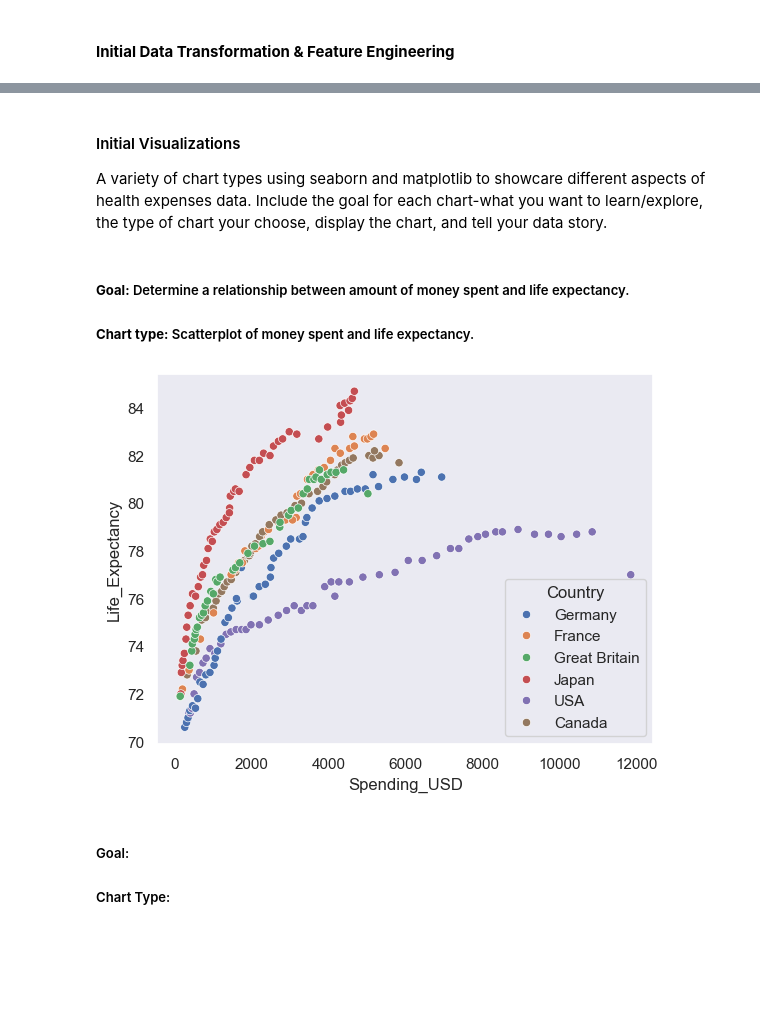
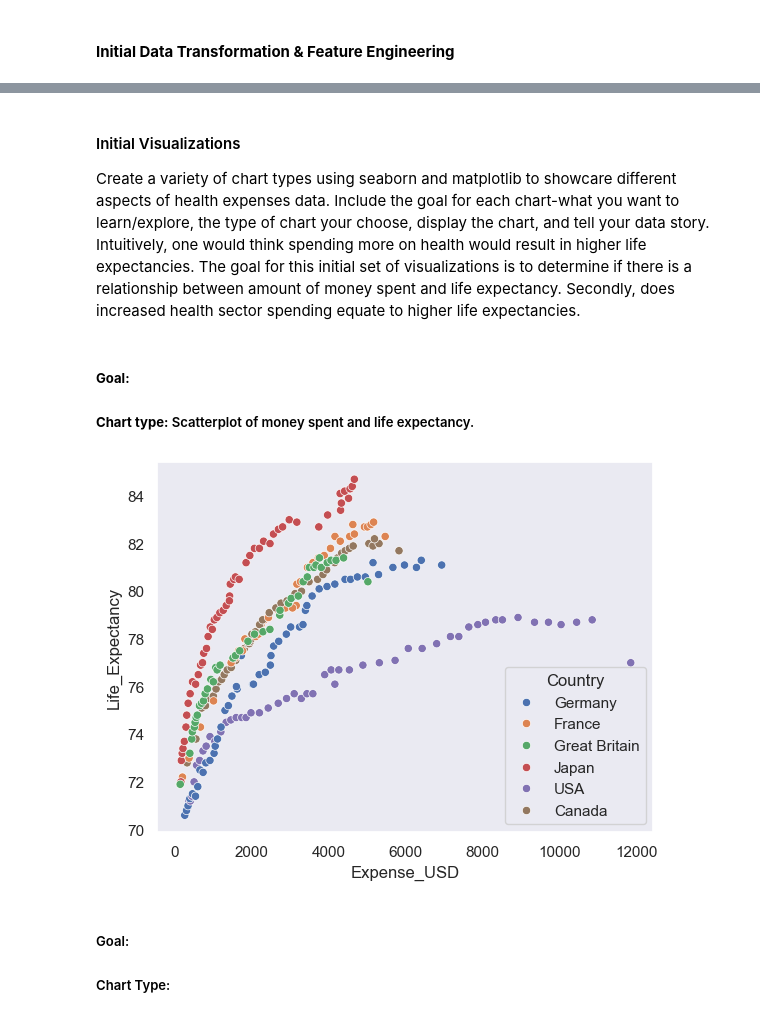
Before and after one commit to JackieGanyo/datafun-06-eda, a Jupyter notebook: JGanyo_eda.ipynb, the cells around one changed output, grey strips where cells are left out. Saved outputs shown, nothing was run; the diff lists cells and outputs as text; code cells hidden in the pictures; blank space fills up the shorter version.

Commit message:
Fix column add and rename variable Spending to Expense in later plots

```diff
--- a/JGanyo_eda.ipynb
+++ b/JGanyo_eda.ipynb
@@ -109,8 +109,11 @@ plt.show()
 #### **Initial Data Transformation & Feature Engineering**
 # %%
 #Rename at least one column
-df.rename(columns={'country':'Country'}, inplace=True)
+
 df.rename(columns={'Spending_USD':"Expense_USD"}, inplace=True)
 
 #Add at least one column
-df.add ['Expense_per_Life_Expectancy'] = df['Spending_USD'] / df['Life_Expectancy']
+df['Expense_per_Life_Expectancy'] = df['Expense_USD'] / df['Life_Expectancy']
+
+#Display the first rows of the dataset to show changes made
+print(df.head())
@@ -117,21 +134,23 @@ df.add ['Expense_per_Life_Expectancy'] = df['Spending_USD'] / df['Life_Expectanc
 # %% [markdown]
 #### Initial Visualizations
-A variety of chart types using seaborn and matplotlib to showcare different aspects of health expenses data. Include the goal for each chart-what you want to learn/explore, the type of chart your choose, display the chart, and tell your data story.
+Create a variety of chart types using seaborn and matplotlib to showcare different aspects of health expenses data. Include the goal for each chart-what you want to learn/explore, the type of chart your choose, display the chart, and tell your data story.
+Intuitively, one would think spending more on health would result in higher life expectancies. The goal for this initial set of visualizations is to determine if there is a relationship between amount of money spent and life expectancy. Secondly, does increased health sector spending equate to higher life expectancies.
 # %% [markdown]
-##### **Goal:** Determine a relationship between amount of money spent and life expectancy.
+##### **Goal:**
+
 ##### **Chart type:** Scatterplot of money spent and life expectancy.
 # %%
 
 sns.scatterplot(
     data=df,
-    x="Spending_USD",
+    x="Expense_USD",
     y="Life_Expectancy",
     hue="Country"
 )
 
 plt.show()
 # %% [output]
-[figure, old version]
+[figure, new version]
 # %% [markdown]
 ##### Goal:
 ##### Chart Type:
```
Also changed, not shown: parts of 3 cells of this notebook.
